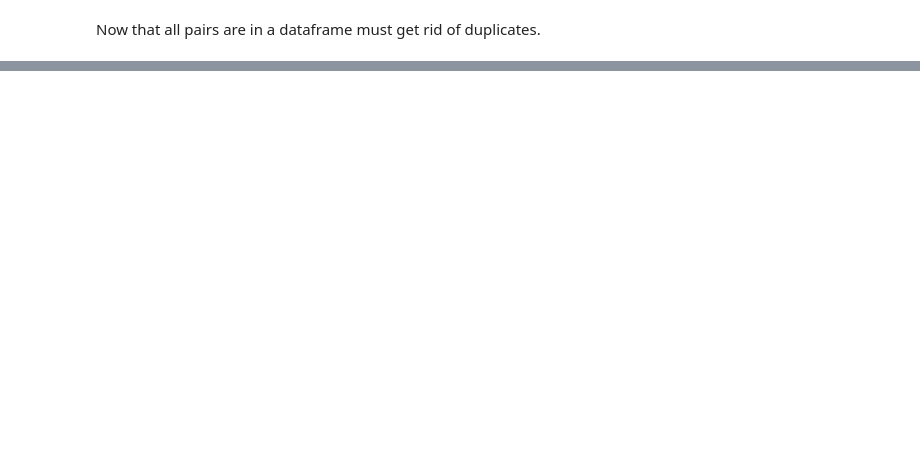
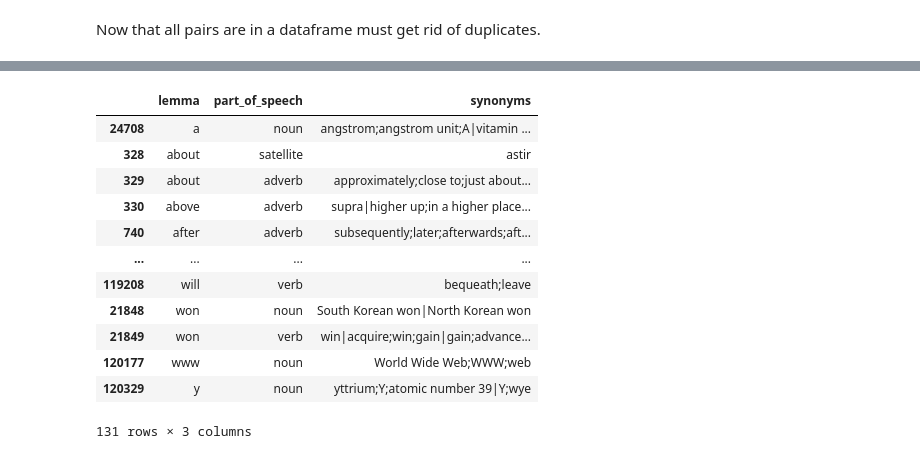
Before and after one commit to VassMorozov/Synonyms, a Jupyter notebook: Words.ipynb, the cells around one changed output, grey strips where cells are left out. Cells and saved outputs as stored; diff of their text form; code cells hidden in the pictures; blank space fills up the shorter version.

```diff
--- a/Words.ipynb
+++ b/Words.ipynb
@@ -21,0 +55,2 @@ df.head()
+# %%
+df["number"] = df["lemma"].apply(lambda x: numbers(x))
@@ -22,3 +82,3 @@ df.head()
 # %%
 ps = PorterStemmer()
-df["stemmed"] = df["lemma"].apply(lambda w: ps.stem(w) if isinstance(w, str) else None)
+no_numbers["stemmed"] = no_numbers["lemma"].apply(lambda w: ps.stem(w) if isinstance(w, str) else None)
@@ -121,0 +227,20 @@ degrees.sort_values("Degrees",ascending=False)
+# %%
+stops = stopwords.words('english')
+# %%
+hmmm = df[df["lemma"].apply(lambda x: (x in list(STOPWORDS) or x in stops))==True]
+# %%
+hmmm.sort_values(by="lemma")
+# %% [output]
+|  | lemma | part_of_speech | synonyms |
+| 24708 | a | noun | angstrom;angstrom unit;A|vitamin ... |
+| 328 | about | satellite | astir |
+| 329 | about | adverb | approximately;close to;just about... |
+| 330 | above | adverb | supra|higher up;in a higher place... |
+| 740 | after | adverb | subsequently;later;afterwards;aft... |
+| ... | ... | ... | ... |
+| 119208 | will | verb | bequeath;leave |
+| 21848 | won | noun | South Korean won|North Korean won |
+| 21849 | won | verb | win|acquire;win;gain|gain;advance... |
+| 120177 | www | noun | World Wide Web;WWW;web |
+| 120329 | y | noun | yttrium;Y;atomic number 39|Y;wye |
+131 rows × 3 columns
```
Also changed, not shown: parts of 30 cells of this notebook.
